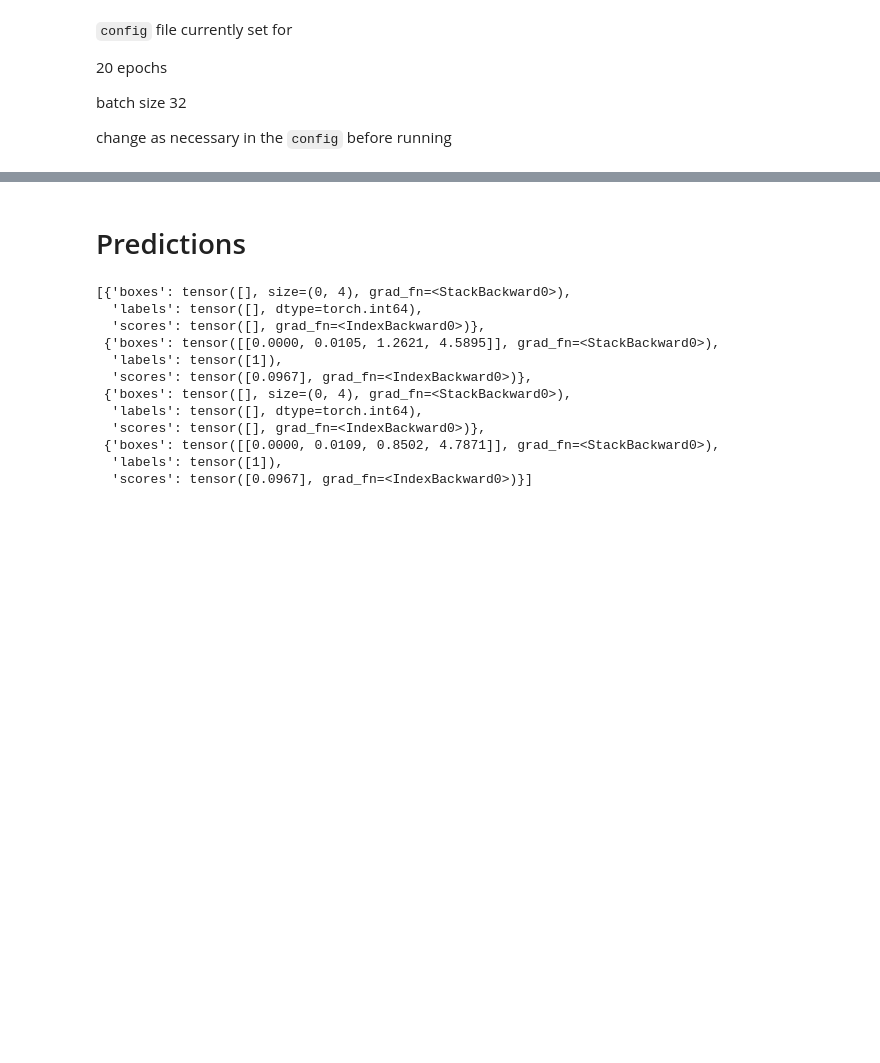
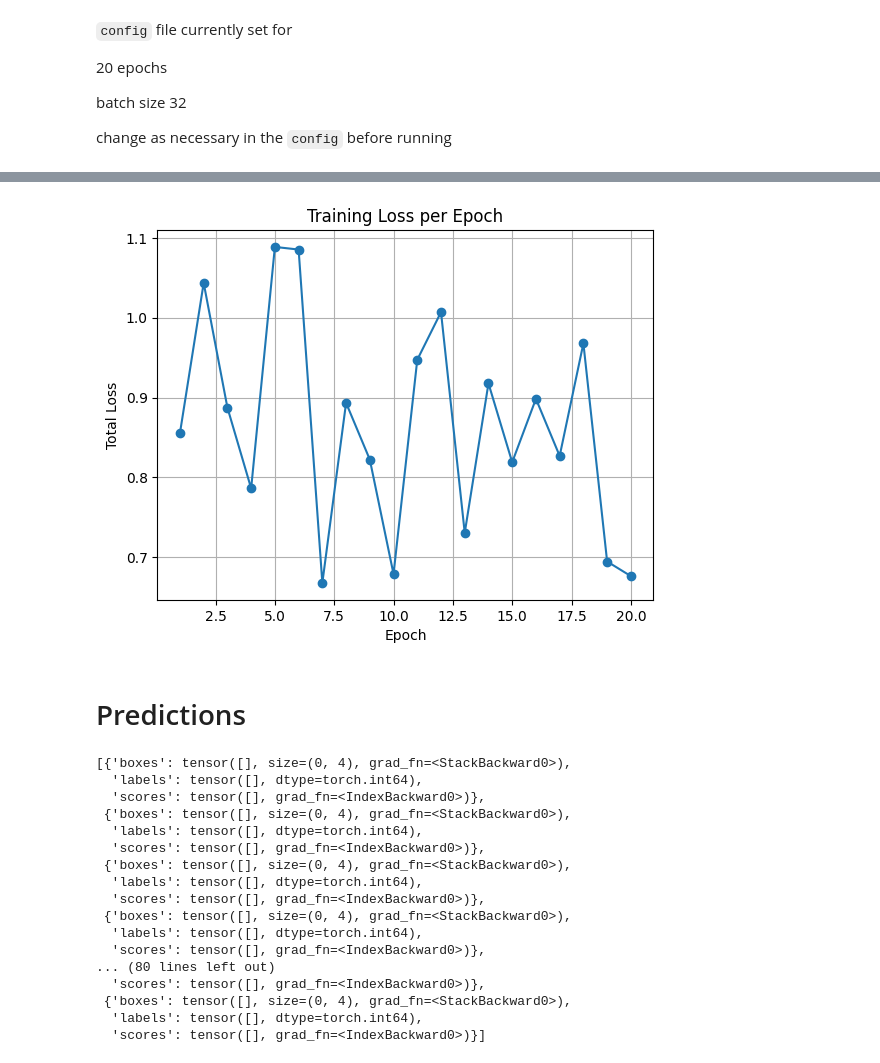
Before and after one commit to saragracebiddle/bioe486_project, a Jupyter notebook: demo.ipynb, the cells around one changed output, grey strips where cells are left out. Saved outputs shown, nothing was run; the diff lists cells and outputs as text; code cells hidden in the pictures; blank space fills up the shorter version.

```diff
--- a/demo.ipynb
+++ b/demo.ipynb
@@ -138,0 +162,33 @@ tensor(13.8072, grad_fn=<AddBackward0>)
+# %%
+import matplotlib.pyplot as plt
+
+epoch_losses = []  # Store epoch losses
+
+for epoch in range(num_epochs):
+    model.train()
+    epoch_loss = 0
+
+    for imgs, annotations in data_loader:
+        imgs = list(img.to(device) for img in imgs)
+        annotations = [{k: v.to(device) for k, v in t.items()} for t in annotations]
+        loss_dict = model([imgs[0]], [annotations[0]])
+        losses = sum(loss for loss in loss_dict.values())
+
+        optimizer.zero_grad()
+        losses.backward()
+        optimizer.step()
+
+        epoch_loss += losses.item()  # Make sure to use .item() to extract scalar from tensor
+
+    print(f"Epoch {epoch+1}/{num_epochs}, Loss: {epoch_loss}")
+    epoch_losses.append(epoch_loss)
+
+# Plotting
+plt.figure()
+plt.plot(range(1, num_epochs+1), epoch_losses, marker='o')
+plt.xlabel('Epoch')
+plt.ylabel('Total Loss')
+plt.title('Training Loss per Epoch')
+plt.grid(True)
+plt.show()
+# %% [output]
@@ -139,3 +215,4 @@ tensor(13.8072, grad_fn=<AddBackward0>)
+[figure, added]
 # %% [markdown]
 # Predictions
 # %%
@@ -151,15 +228,20 @@ preds
 [{'boxes': tensor([], size=(0, 4), grad_fn=<StackBackward0>),
   'labels': tensor([], dtype=torch.int64),
   'scores': tensor([], grad_fn=<IndexBackward0>)},
- {'boxes': tensor([[0.0000, 0.0105, 1.2621, 4.5895]], grad_fn=<StackBackward0>),
-  'labels': tensor([1]),
-  'scores': tensor([0.0967], grad_fn=<IndexBackward0>)},
  {'boxes': tensor([], size=(0, 4), grad_fn=<StackBackward0>),
   'labels': tensor([], dtype=torch.int64),
   'scores': tensor([], grad_fn=<IndexBackward0>)},
- {'boxes': tensor([[0.0000, 0.0109, 0.8502, 4.7871]], grad_fn=<StackBackward0>),
-  'labels': tensor([1]),
-  'scores': tensor([0.0967], grad_fn=<IndexBackward0>)}]
+ {'boxes': tensor([], size=(0, 4), grad_fn=<StackBackward0>),
+  'labels': tensor([], dtype=torch.int64),
+  'scores': tensor([], grad_fn=<IndexBackward0>)},
+ {'boxes': tensor([], size=(0, 4), grad_fn=<StackBackward0>),
+  'labels': tensor([], dtype=torch.int64),
+  'scores': tensor([], grad_fn=<IndexBackward0>)},
+... (80 lines left out)
+  'scores': tensor([], grad_fn=<IndexBackward0>)},
+ {'boxes': tensor([], size=(0, 4), grad_fn=<StackBackward0>),
+  'labels': tensor([], dtype=torch.int64),
+  'scores': tensor([], grad_fn=<IndexBackward0>)}]
 # %%
 from plotting import plot_image
 idx = 3
```
Also changed, not shown: parts of 6 cells of this notebook, 1 other file.
